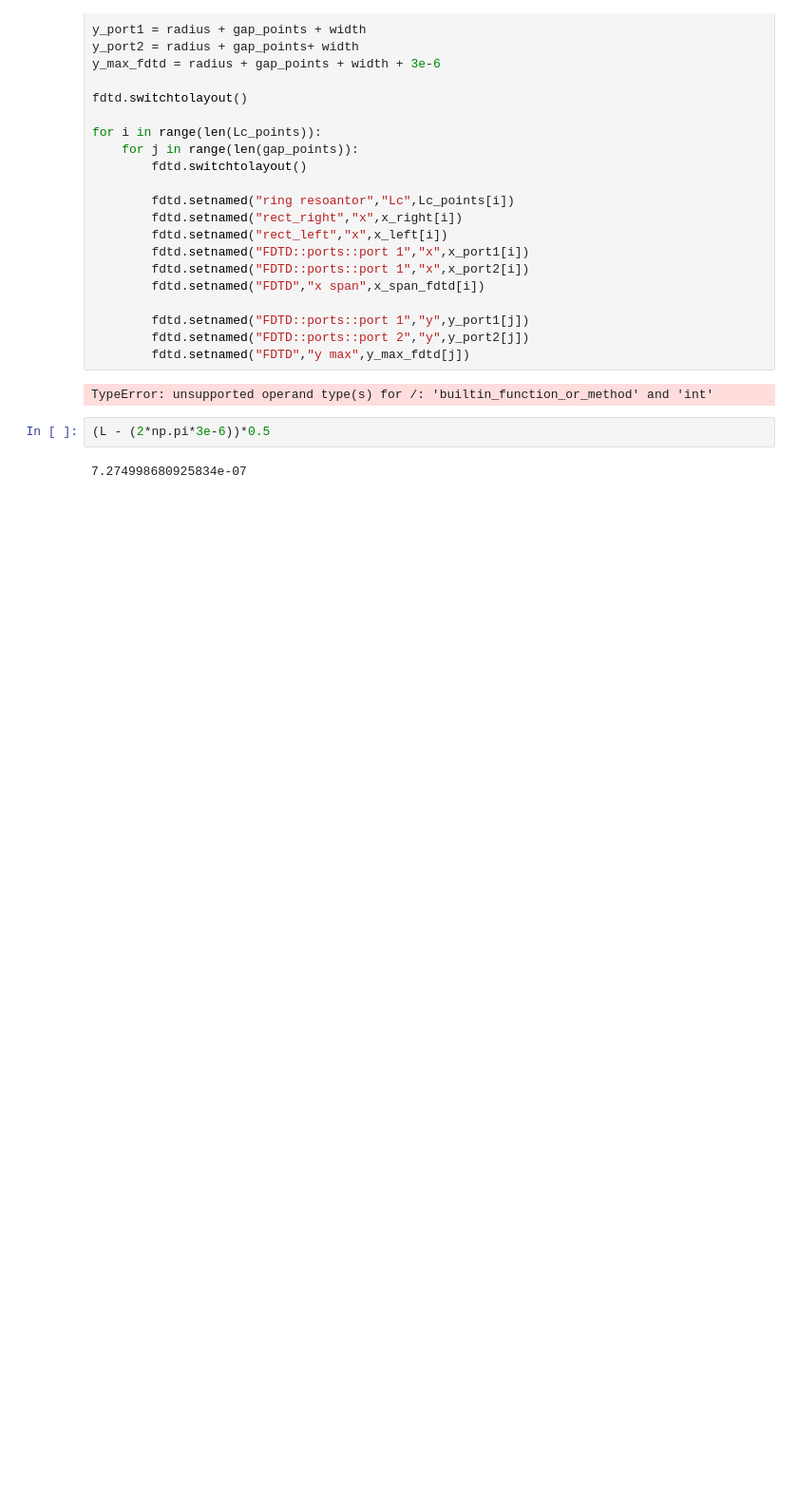
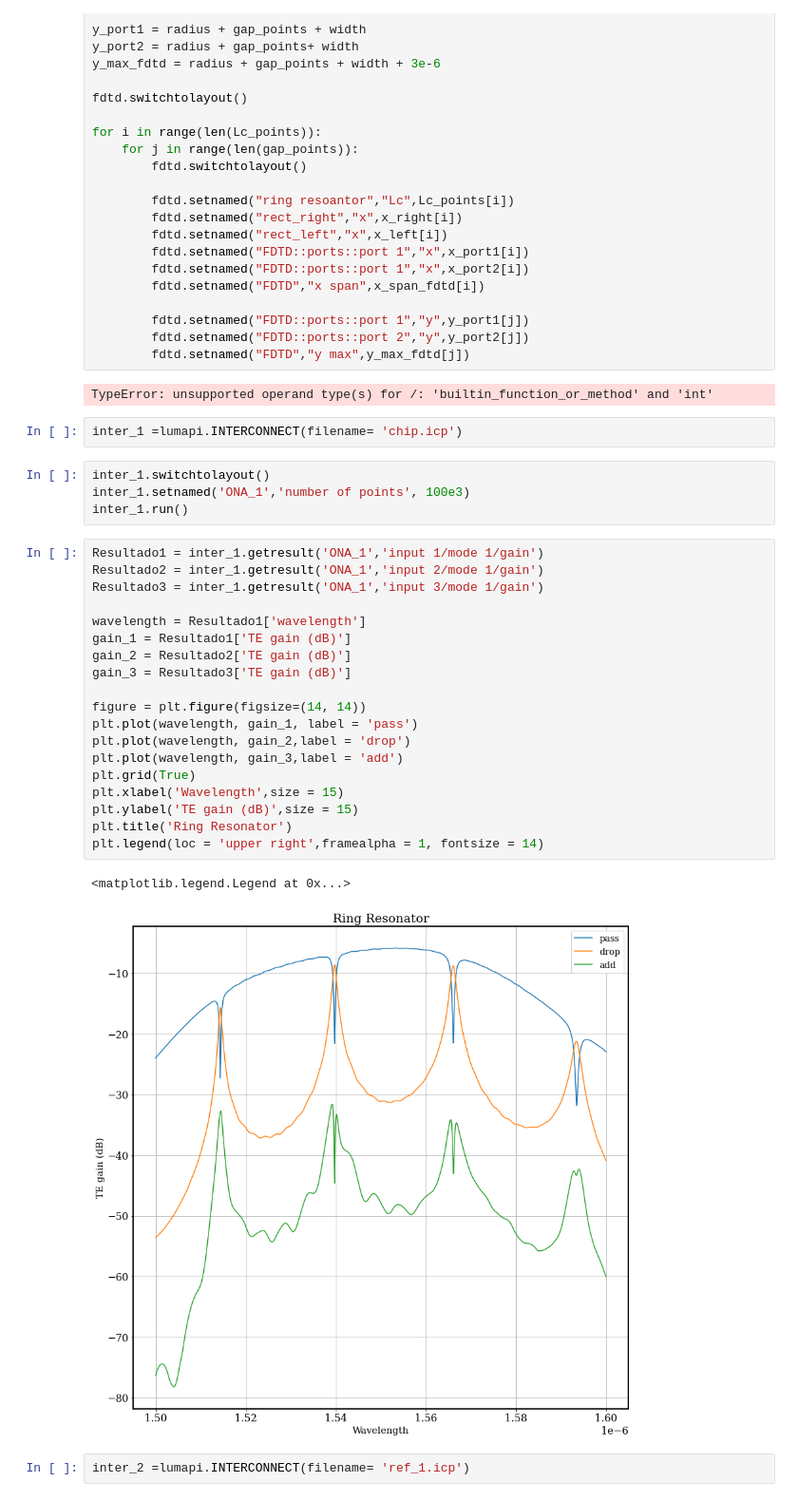
Before and after one commit to moisesoliveira08/Ring-Resonator, a Jupyter notebook: Ring-Resonator/halfring_straight.ipynb, the cells around one changed output. Shown at 95% size. Saved outputs shown, nothing was run; the diff lists cells and outputs as text; blank space fills up the shorter version.

```diff
--- a/Ring-Resonator/halfring_straight.ipynb
+++ b/Ring-Resonator/halfring_straight.ipynb
@@ -495,7 +515,33 @@ for i in range(len(Lc_points)):
         fdtd.setnamed("FDTD","y max",y_max_fdtd[j])
 # %% [output]
 TypeError: unsupported operand type(s) for /: 'builtin_function_or_method' and 'int'
-# %%
-(L - (2*np.pi*3e-6))*0.5
-# %% [output]
-7.274998680925834e-07
+# %%
+inter_1 =lumapi.INTERCONNECT(filename= 'chip.icp')
+# %%
+inter_1.switchtolayout()
+inter_1.setnamed('ONA_1','number of points', 100e3)
+inter_1.run()
+# %%
+Resultado1 = inter_1.getresult('ONA_1','input 1/mode 1/gain')
+Resultado2 = inter_1.getresult('ONA_1','input 2/mode 1/gain')
+Resultado3 = inter_1.getresult('ONA_1','input 3/mode 1/gain')
+
+wavelength = Resultado1['wavelength']
+gain_1 = Resultado1['TE gain (dB)']
+gain_2 = Resultado2['TE gain (dB)']
+gain_3 = Resultado3['TE gain (dB)']
+
+figure = plt.figure(figsize=(14, 14))
+plt.plot(wavelength, gain_1, label = 'pass')
+plt.plot(wavelength, gain_2,label = 'drop')
+plt.plot(wavelength, gain_3,label = 'add')
+plt.grid(True)
+plt.xlabel('Wavelength',size = 15)
+plt.ylabel('TE gain (dB)',size = 15)
+plt.title('Ring Resonator')
+plt.legend(loc = 'upper right',framealpha = 1, fontsize = 14)
+# %% [output]
+<matplotlib.legend.Legend at 0x...>
+[figure, added]
+# %%
+inter_2 =lumapi.INTERCONNECT(filename= 'ref_1.icp')
```
Also changed, not shown: parts of 43 cells of this notebook, 30 other files.
